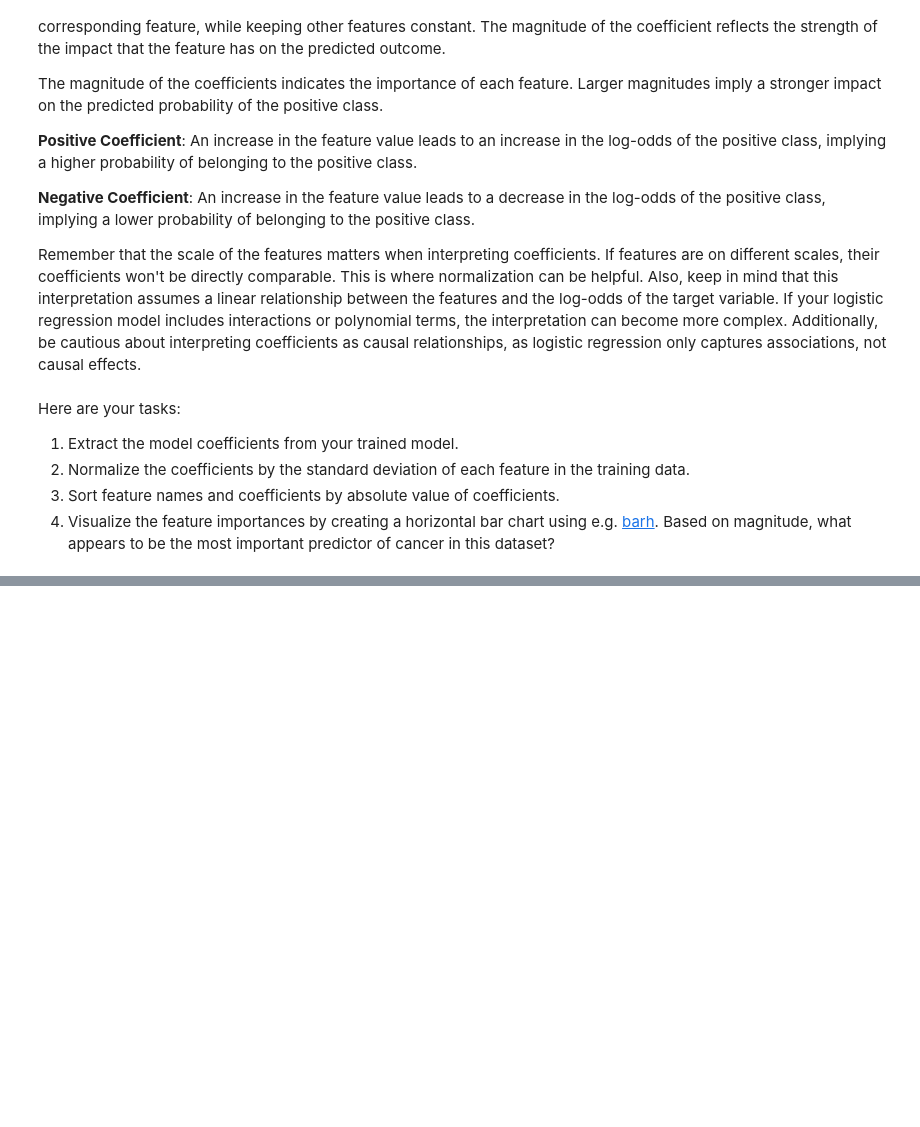
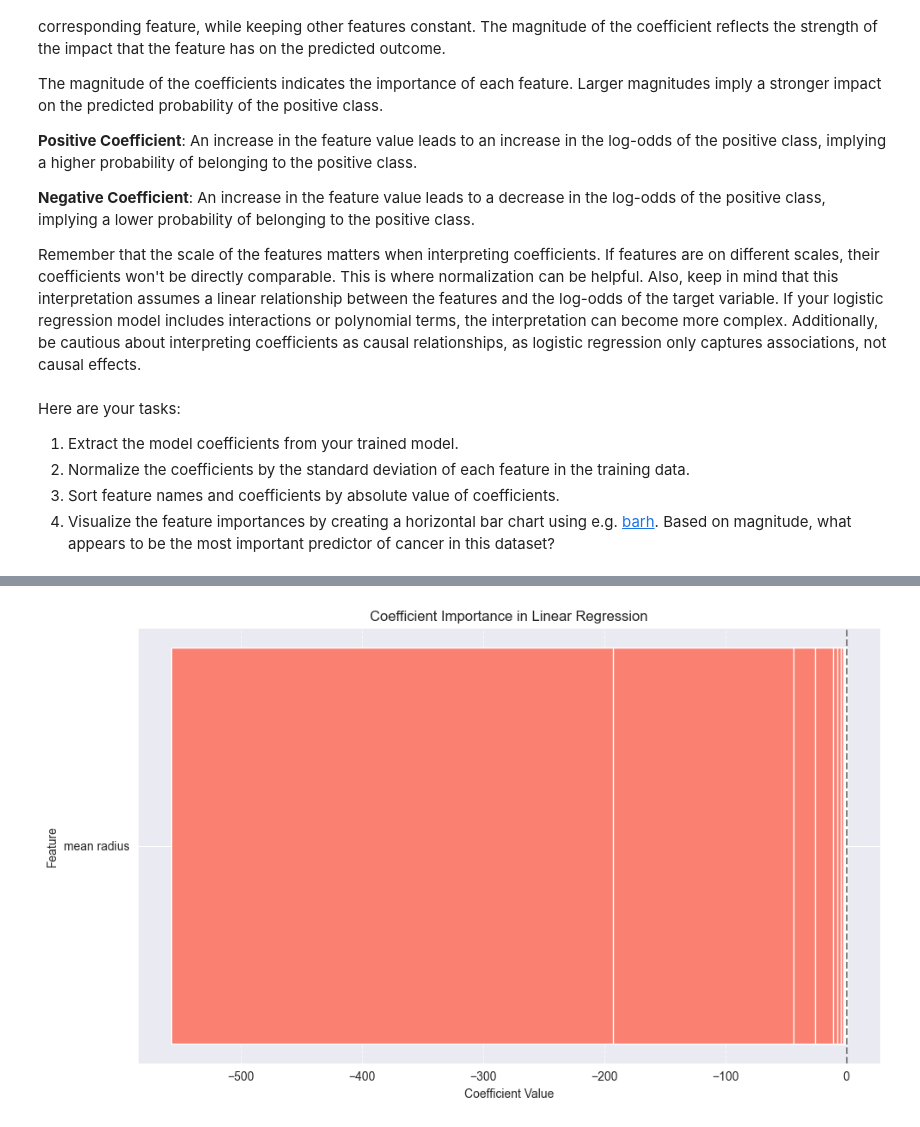
Before and after one commit to kthangap-g/Springboard, a Jupyter notebook: Student_MLE_MiniProject_Logistic_Regression.ipynb, the cells around one changed output, grey strips where cells are left out. Saved outputs shown, nothing was run; the diff lists cells and outputs as text; code cells hidden in the pictures; blank space fills up the shorter version.

```diff
--- a/Student_MLE_MiniProject_Logistic_Regression.ipynb
+++ b/Student_MLE_MiniProject_Logistic_Regression.ipynb
@@ -290,0 +338,14 @@ Here are your tasks:
+# %%
+# Normalize the coefficients by the standard deviation
+non_standardized_coefficients = model.coef_[0]
+# Calculate the standard deviation for each feature
+feature_stds = np.std(X, axis=0)
+
+# Manually calculate the standardized coefficients
+standardized_coefficients = non_standardized_coefficients * feature_stds
+
+#print("Non-Standardized Coefficients:", coefficients)
+print("\nFeature Standard Deviations:", feature_stds)
+print("\nManually Calculated Standardized Coefficients:")
+for i, coeff in enumerate(standardized_coefficients):
+    print(f"Feature {i}: {coeff:.4f}")
@@ -291,2 +370,16 @@ Here are your tasks:
+# %%
+# Extract coefficients and feature names
+coefficients = standardized_coefficients
+feature_names = df.columns[0]
+#print("\nFeature Names:", feature_names)
+
+# Create a DataFrame for easier plotting
+coef_df = pd.DataFrame({
+    'Feature': feature_names,
+    'Coefficient': coefficients
+})
 # %%
 # Sort feature names and coefficients by absolute value of coefficients
+# Sort by absolute coefficient value for better visualization of importance
+coef_df['Abs_Coefficient'] = np.abs(coef_df['Coefficient'])
+coef_df = coef_df.sort_values(by='Abs_Coefficient', ascending=False)
@@ -294,0 +386,13 @@ Here are your tasks:
+# %%
+# Visualize feature importances
+plt.figure(figsize=(10, 6))
+plt.barh(coef_df['Feature'], coef_df['Coefficient'], color=['skyblue' if c > 0 else 'salmon' for c in coef_df['Coefficient']])
+plt.xlabel('Coefficient Value')
+plt.ylabel('Feature')
+plt.title('Coefficient Importance in Linear Regression')
+plt.axvline(x=0, color='gray', linestyle='--') # Add a line at zero for reference
+plt.grid(axis='x', linestyle='--', alpha=0.7)
+plt.tight_layout()
+plt.show()
+# %% [output]
+[figure, added]
```
Also changed, not shown: parts of 17 cells of this notebook.
